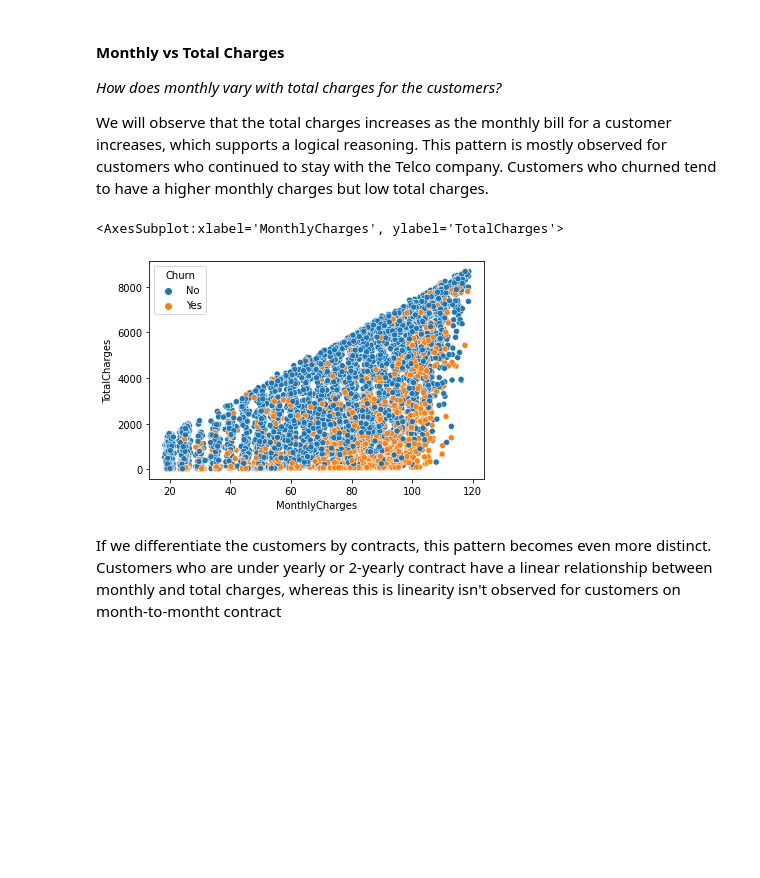
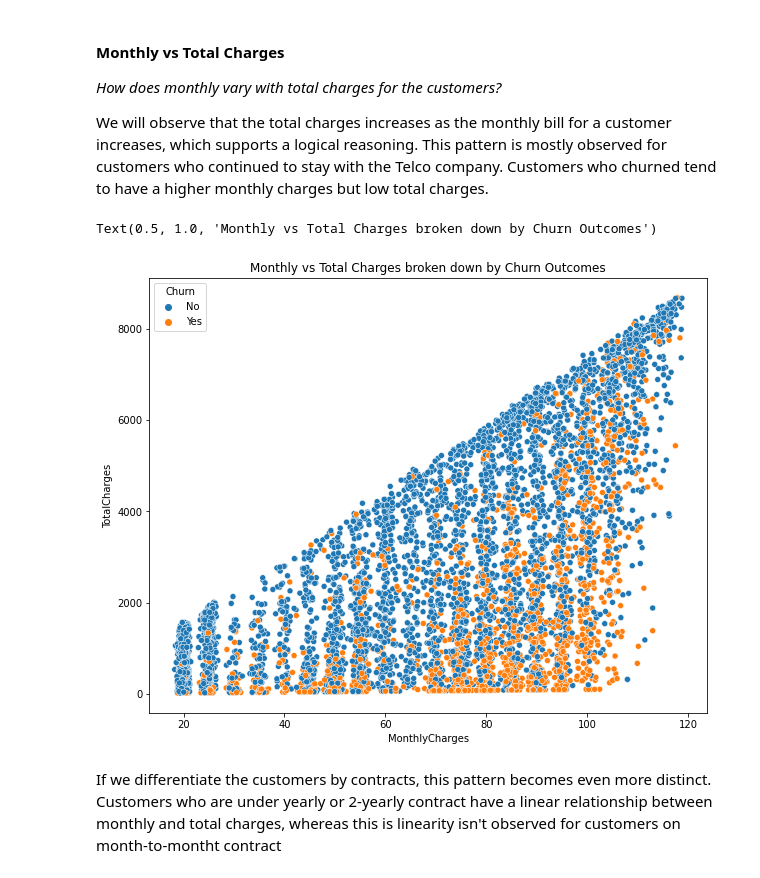
Before and after one commit to leonswl/churn-model, a Jupyter notebook: notebooks/eda.ipynb, the cells around one changed output. Cells and saved outputs as stored; diff of their text form; code cells hidden in the pictures; blank space fills up the shorter version.

```diff
--- a/notebooks/eda.ipynb
+++ b/notebooks/eda.ipynb
@@ -162,10 +164,12 @@ for i, item in enumerate(services):
 
 We will observe that the total charges increases as the monthly bill for a customer increases, which supports a logical reasoning. This pattern is mostly observed for customers who continued to stay with the Telco company. Customers who churned tend to have a higher monthly charges but low total charges.
 # %%
-sns.scatterplot(data=df1,x='MonthlyCharges',y='TotalCharges',hue='Churn')
+charges_fig, charges_ax = plt.subplots(figsize=(10,8))
+sns.scatterplot(data=df1,x='MonthlyCharges',y='TotalCharges',hue='Churn',ax=charges_ax)
+charges_ax.set_title("Monthly vs Total Charges broken down by Churn Outcomes")
 # %% [output]
-<AxesSubplot:xlabel='MonthlyCharges', ylabel='TotalCharges'>
+Text(0.5, 1.0, 'Monthly vs Total Charges broken down by Churn Outcomes')
-[figure, old version]
+[figure, new version]
 # %% [markdown]
 If we differentiate the customers by contracts, this pattern becomes even more distinct. Customers who are under yearly or 2-yearly contract have a linear relationship between monthly and total charges, whereas this is linearity isn't observed for customers on month-to-montht contract
 # %%
```
Also changed, not shown: parts of 3 cells of this notebook, 1 other file.
